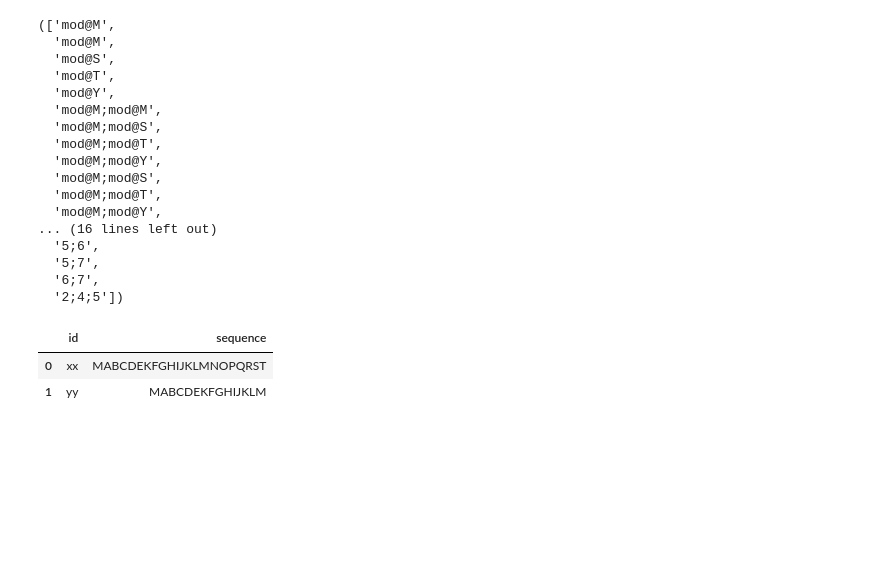
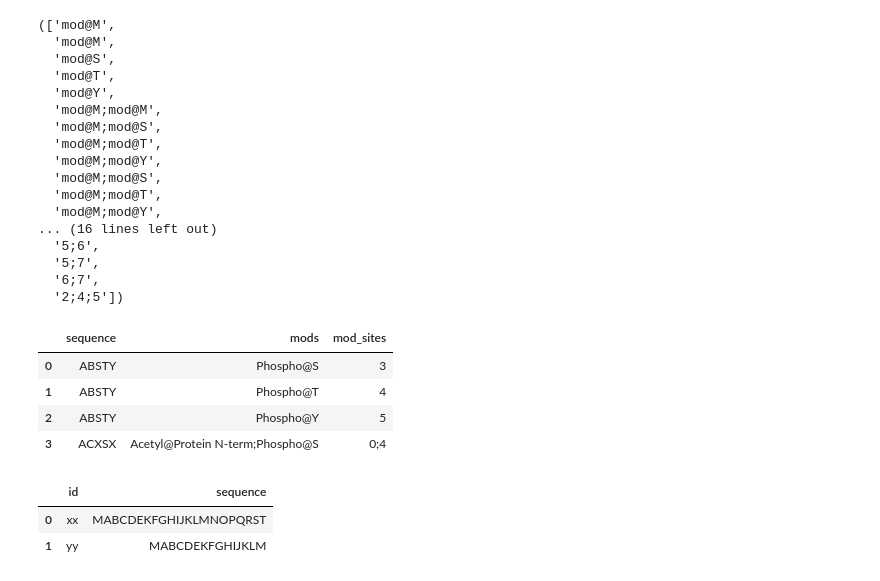
Before and after one commit to MannLabs/alphapeptdeep, a Jupyter notebook: nbdev_nbs/protein/fasta.ipynb, the cells around one changed output. Saved outputs shown, nothing was run; the diff lists cells and outputs as text; code cells hidden in the pictures; blank space fills up the shorter version.

Commit message:
append mods

```diff
--- a/nbdev_nbs/protein/fasta.ipynb
+++ b/nbdev_nbs/protein/fasta.ipynb
@@ -712,6 +712,50 @@ class PredictFastaSpecLib(PredictSpecLib):
         self._precursor_df = self._precursor_df.explode('charge')
         self._precursor_df['charge'] = self._precursor_df.charge.astype(np.int8)
         self._precursor_df.reset_index(drop=True, inplace=True)
+# %%
+#export
+def append_regular_modifications(df,
+    var_mods = ['Phospho@S','Phospho@T','Phospho@Y'],
+    max_mod_num=1, max_combs=100
+):
+    mod_dict = dict([(mod[-1],mod) for mod in var_mods])
+    var_mod_aas = ''.join(mod_dict.keys())
+    (
+        df['mods_app'],
+        df['mod_sites_app']
+    ) = zip(*df.sequence.apply(get_var_mods,
+            var_mod_aas=var_mod_aas, mod_dict=mod_dict,
+            max_var_mod=max_mod_num, max_combs=max_combs
+        )
+    )
+
+    df = df.explode(['mods_app','mod_sites_app'])
+    df['mods'] = df[['mods','mods_app']].apply(
+        lambda x: ';'.join(i for i in x if i), axis=1
+    )
+    df['mod_sites'] = df[['mod_sites','mod_sites_app']].apply(
+        lambda x: ';'.join(i for i in x if i), axis=1
+    )
+    del df['mods_app']
+    del df['mod_sites_app']
+    df.reset_index(drop=True, inplace=True)
+    return df
+# %%
+#hide
+df = pd.DataFrame(
+    {
+        'sequence': ['ABSTY','ACXSX'],
+        'mods': ['', 'Acetyl@Protein N-term'],
+        'mod_sites': ['', '0']
+    }
+)
+append_regular_modifications(df)
+# %% [output]
+|  | sequence | mods | mod_sites |
+| 0 | ABSTY | Phospho@S | 3 |
+| 1 | ABSTY | Phospho@T | 4 |
+| 2 | ABSTY | Phospho@Y | 5 |
+| 3 | ACXSX | Acetyl@Protein N-term;Phospho@S | 0;4 |
 # %%
 #hide
 _lib = PredictFastaSpecLib(None)
```
Also changed, not shown: 3 other files.
